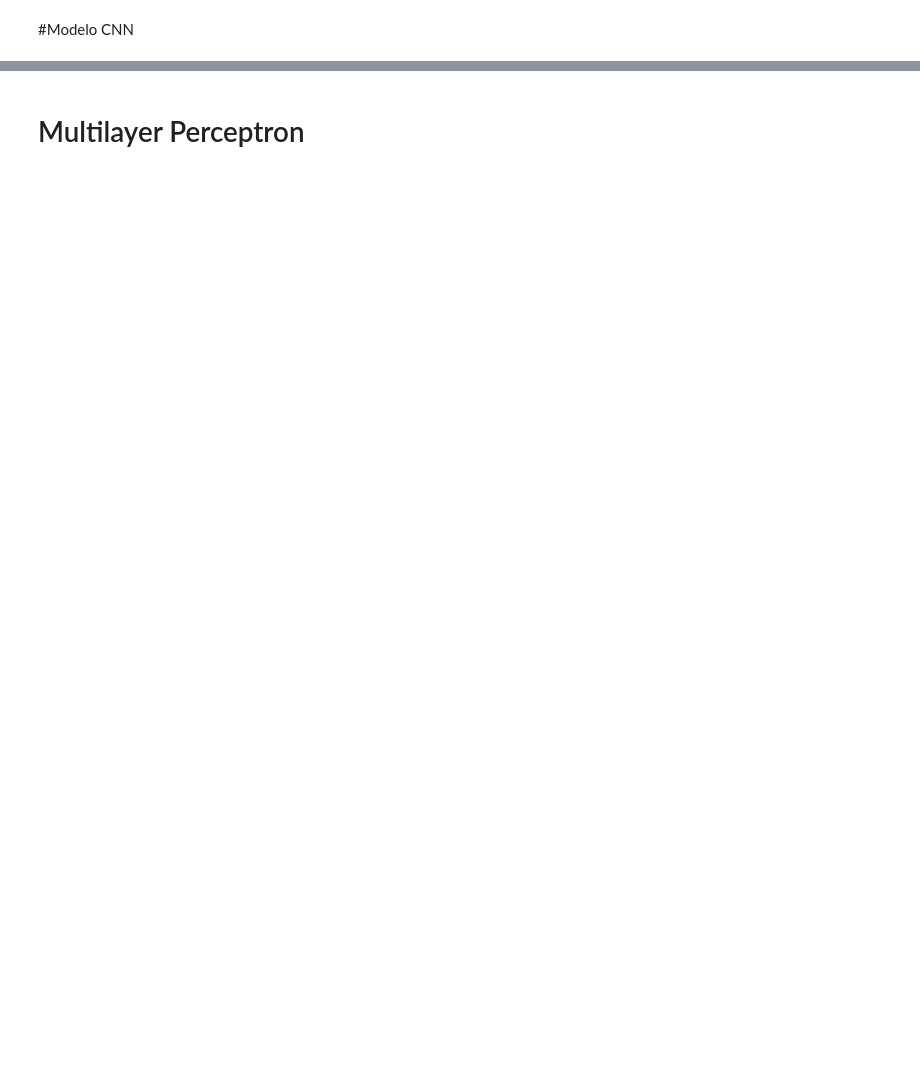
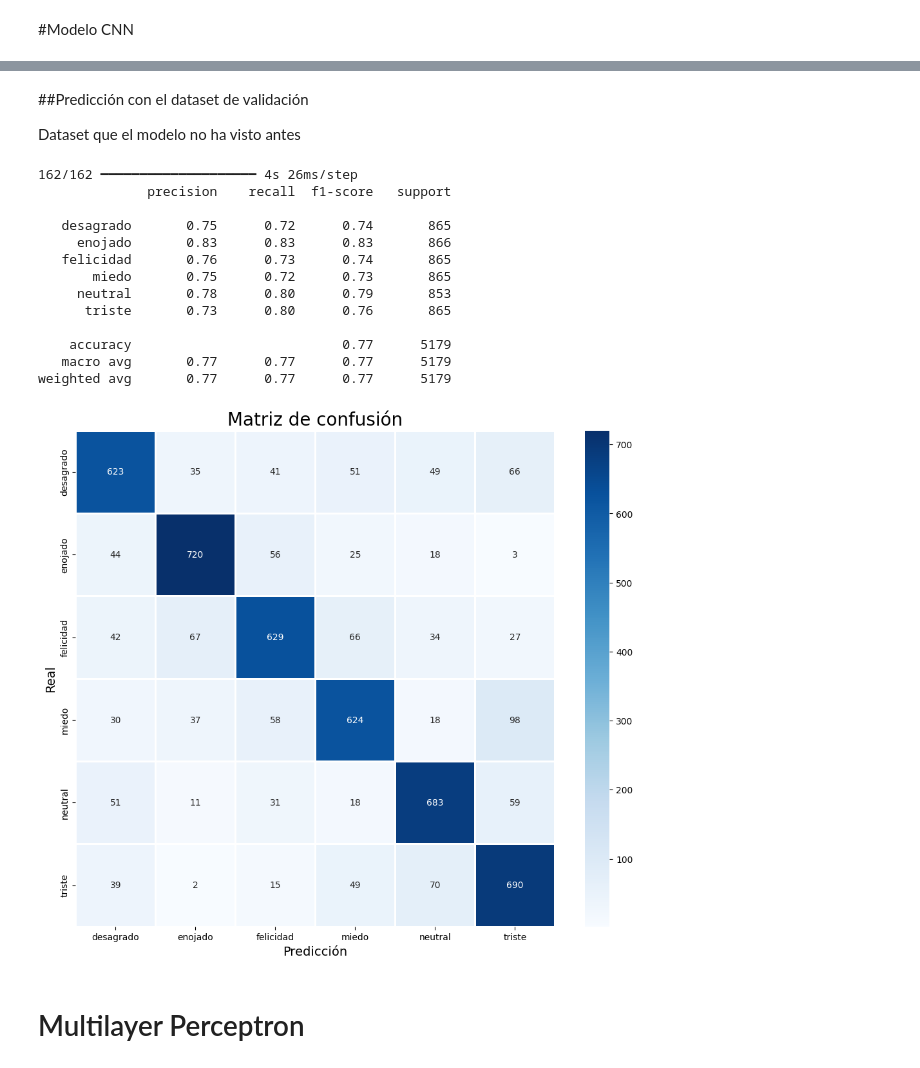
Before and after one commit to Grupo5-audio/ProyectoFinalG5, a Jupyter notebook: main.ipynb, the cells around one changed output, grey strips where cells are left out. Cells and saved outputs as stored; diff of their text form; code cells hidden in the pictures; blank space fills up the shorter version.

```diff
--- a/main.ipynb
+++ b/main.ipynb
@@ -363,3 +383,68 @@ NameError: name 'EarlyStopping' is not defined
+# %% [markdown]
+##Predicción con el dataset de validación
+
+Dataset que el modelo no ha visto antes
+# %%
+import pandas as pd
+import numpy as np
+import seaborn as sns
+import matplotlib.pyplot as plt
+import joblib
+import os
+import sys
+from sklearn.preprocessing import OneHotEncoder
+from sklearn.metrics import confusion_matrix, classification_report, accuracy_score
+
+data_path = "src/"
+
+x_val, y_val, feature_names = joblib.load(os.path.join(data_path, "val.pkl"))
+
+class_labels = np.load(os.path.join(data_path, "class_labels.npy"), allow_pickle=True)
+
+# Crear un nuevo encoder con esas clases
+encoder = OneHotEncoder(categories=[class_labels], handle_unknown='ignore', sparse_output=False)
+
+# "Ajustar" el encoder con los nombres de clase
+# Esto es necesario para que sklearn lo considere "fitted"
+encoder.fit(np.array(class_labels).reshape(-1, 1))
+
+model_cnn = joblib.load("models/cnn.pkl")
+
+pred_test = model_cnn.predict(x_val)
+y_pred = encoder.inverse_transform(pred_test)
+
+# Crear DataFrame de predicciones
+df = pd.DataFrame(columns=['Predicted Labels', 'Actual Labels'])
+df['Predicted Labels'] = y_pred.flatten()
+df['Actual Labels'] = encoder.inverse_transform(y_val).flatten()
+df.head(10)
+
+print(classification_report(encoder.inverse_transform(y_val), y_pred, zero_division=0))
+
+# Matriz de confusión
+cm = confusion_matrix(encoder.inverse_transform(y_val), y_pred)
+plt.figure(figsize=(12, 10))
+cm_df = pd.DataFrame(cm, index=encoder.categories_[0], columns=encoder.categories_[0])
+sns.heatmap(cm_df, linecolor='white', cmap='Blues', linewidth=1, annot=True, fmt='')
+plt.title('Matriz de confusión', size=20)
+plt.xlabel('Predicción', size=14)
+plt.ylabel('Real', size=14)
+plt.show()
+# %% [output]
+162/162 ━━━━━━━━━━━━━━━━━━━━ 4s 26ms/step
+              precision    recall  f1-score   support
+
+   desagrado       0.75      0.72      0.74       865
+     enojado       0.83      0.83      0.83       866
+   felicidad       0.76      0.73      0.74       865
+       miedo       0.75      0.72      0.73       865
+     neutral       0.78      0.80      0.79       853
+      triste       0.73      0.80      0.76       865
+
+    accuracy                           0.77      5179
+   macro avg       0.77      0.77      0.77      5179
+weighted avg       0.77      0.77      0.77      5179
+[figure, added]
 # %% [markdown]
 # Multilayer Perceptron
 # %%
```
Also changed, not shown: parts of 26 cells of this notebook.
